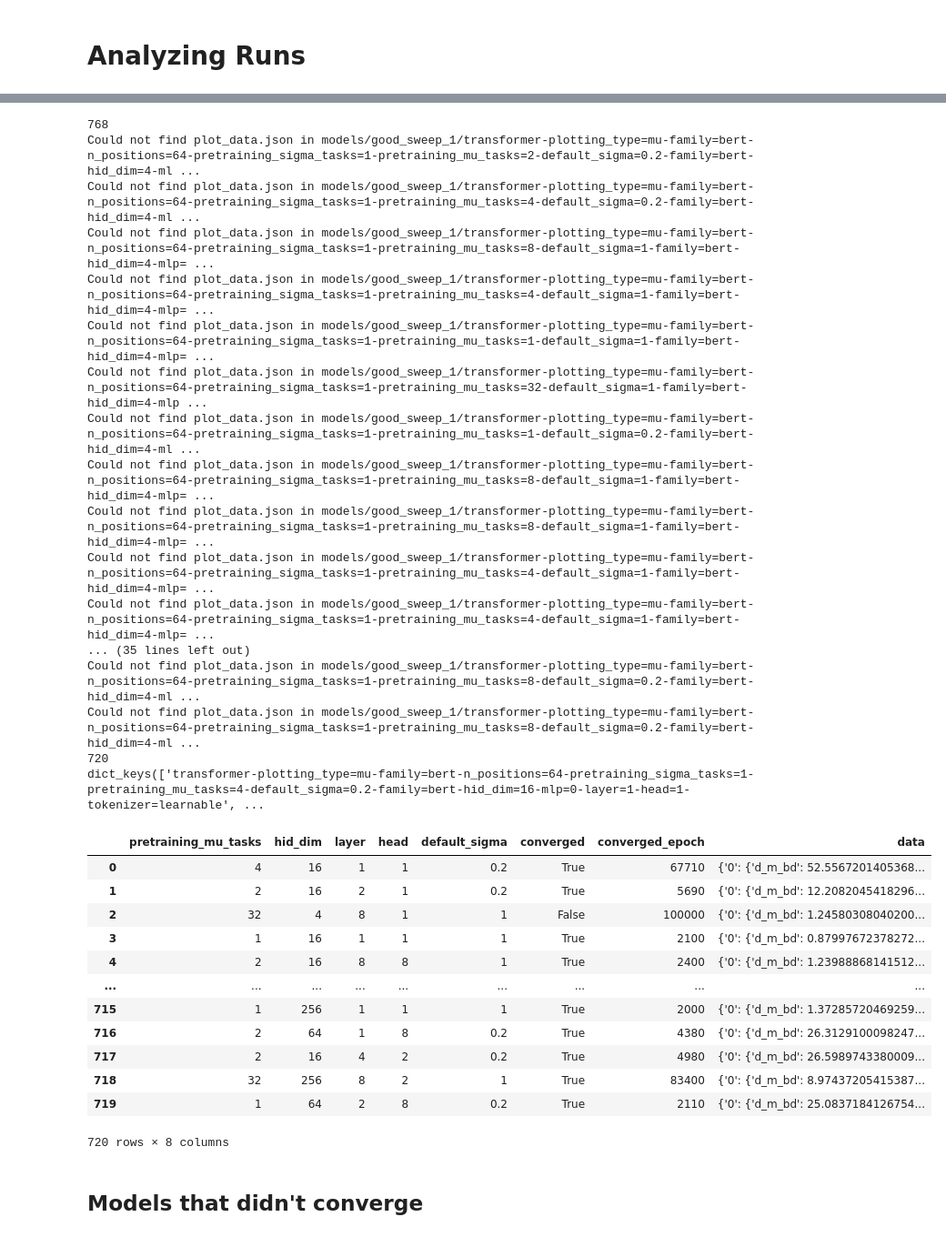
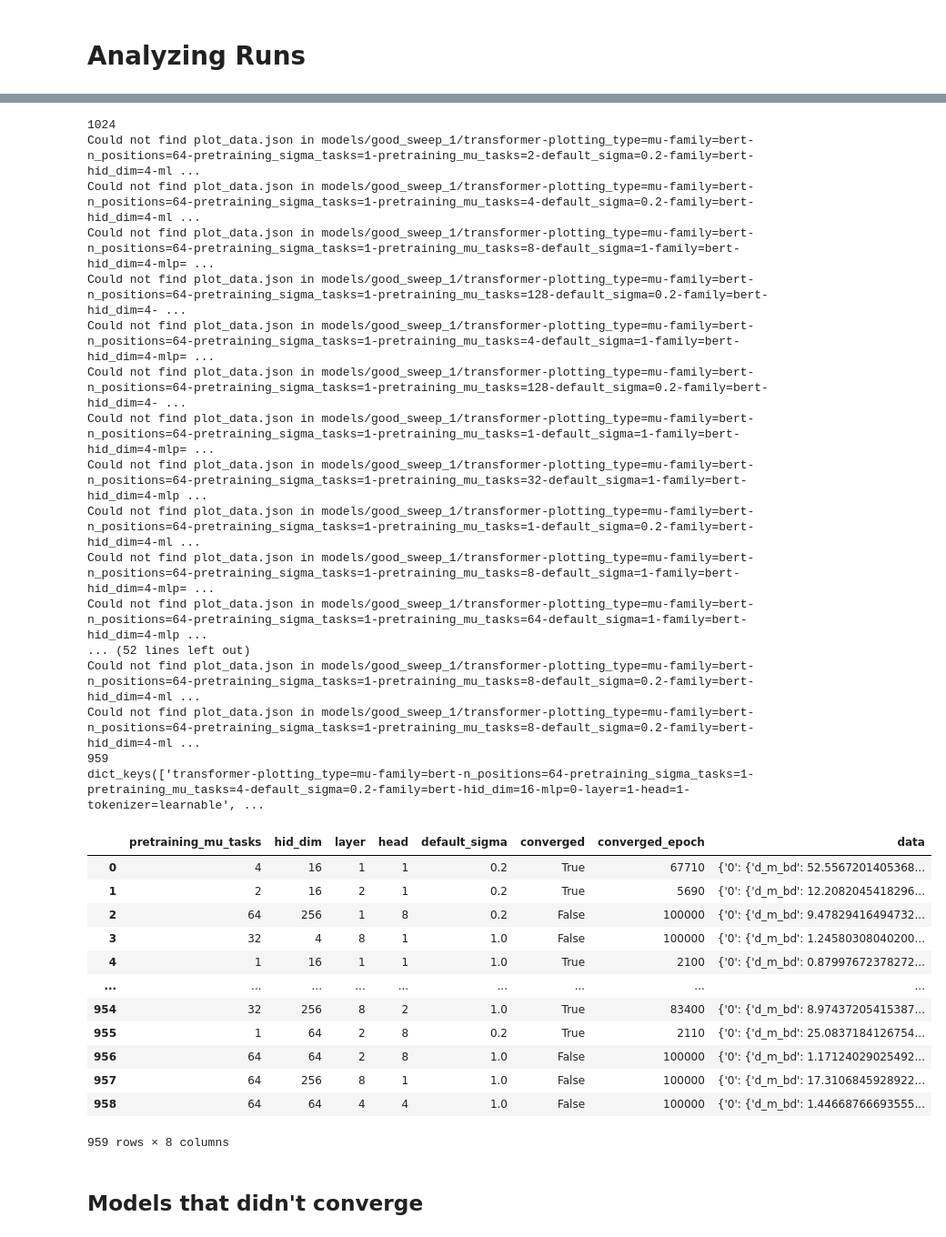
Before and after one commit to berkott/interactive_plots, a Jupyter notebook: run_analysis.ipynb, the cells around one changed output, grey strips where cells are left out. Shown at 91% size. Saved outputs shown, nothing was run; the diff lists cells and outputs as text; code cells hidden in the pictures.

Commit message:
updated plotting

```diff
--- a/run_analysis.ipynb
+++ b/run_analysis.ipynb
@@ -11,72 +26,83 @@ MODEL_DIR = "models/good_sweep_1"
 # %%
-mu_dirs = [dir.path for dir in os.scandir(MODEL_DIR)
-    if dir.is_dir() and
-    dir.path.split('/')[-1].split('-')[1][14:] == "mu"]
-
 print(len(mu_dirs))
 
-mu_data = {}
 for mu_dir in mu_dirs:
     try:
         with open(os.path.join(mu_dir, "plot_data.json"), "r") as f:
             name = mu_dir.split('/')[-1]
-            mu_data[name] = json.load(f)
+            full_json = json.load(f)
+            mu_data[name] = {key: {
+                "d_m_bd": full_json[key]["d_m_bd"],
+                "d_m_bc": full_json[key]["d_m_bc"],
+                "d_m_js": full_json[key]["d_m_js"],
+                "d_m_t": full_json[key]["d_m_t"],
+                "d_bd_t": full_json[key]["d_bd_t"],
+                "d_bc_t": full_json[key]["d_bc_t"],
+                "d_js_t": full_json[key]["d_js_t"],
+                "c_m_bd": full_json[key]["c_m_bd"],
+                "c_m_bc": full_json[key]["c_m_bc"],
+                "c_m_js": full_json[key]["c_m_js"],
+                "c_m_t": full_json[key]["c_m_t"],
+                "c_bd_t": full_json[key]["c_bd_t"],
+                "c_bc_t": full_json[key]["c_bc_t"],
+                "c_js_t": full_json[key]["c_js_t"]
+            } for key in full_json.keys()}
     except:
         print(f"Could not find plot_data.json in {mu_dir}")
 
 print(len(mu_data))
 print(mu_data.keys())
 # %% [output]
-768
+1024
 Could not find plot_data.json in models/good_sweep_1/transformer-plotting_type=mu-family=bert-n_positions=64-pretraining_sigma_tasks=1-pretraining_mu_tasks=2-default_sigma=0.2-family=bert-hid_dim=4-ml ...
 Could not find plot_data.json in models/good_sweep_1/transformer-plotting_type=mu-family=bert-n_positions=64-pretraining_sigma_tasks=1-pretraining_mu_tasks=4-default_sigma=0.2-family=bert-hid_dim=4-ml ...
 Could not find plot_data.json in models/good_sweep_1/transformer-plotting_type=mu-family=bert-n_positions=64-pretraining_sigma_tasks=1-pretraining_mu_tasks=8-default_sigma=1-family=bert-hid_dim=4-mlp= ...
+Could not find plot_data.json in models/good_sweep_1/transformer-plotting_type=mu-family=bert-n_positions=64-pretraining_sigma_tasks=1-pretraining_mu_tasks=128-default_sigma=0.2-family=bert-hid_dim=4- ...
 Could not find plot_data.json in models/good_sweep_1/transformer-plotting_type=mu-family=bert-n_positions=64-pretraining_sigma_tasks=1-pretraining_mu_tasks=4-default_sigma=1-family=bert-hid_dim=4-mlp= ...
+Could not find plot_data.json in models/good_sweep_1/transformer-plotting_type=mu-family=bert-n_positions=64-pretraining_sigma_tasks=1-pretraining_mu_tasks=128-default_sigma=0.2-family=bert-hid_dim=4- ...
 Could not find plot_data.json in models/good_sweep_1/transformer-plotting_type=mu-family=bert-n_positions=64-pretraining_sigma_tasks=1-pretraining_mu_tasks=1-default_sigma=1-family=bert-hid_dim=4-mlp= ...
 Could not find plot_data.json in models/good_sweep_1/transformer-plotting_type=mu-family=bert-n_positions=64-pretraining_sigma_tasks=1-pretraining_mu_tasks=32-default_sigma=1-family=bert-hid_dim=4-mlp ...
 Could not find plot_data.json in models/good_sweep_1/transformer-plotting_type=mu-family=bert-n_positions=64-pretraining_sigma_tasks=1-pretraining_mu_tasks=1-default_sigma=0.2-family=bert-hid_dim=4-ml ...
 Could not find plot_data.json in models/good_sweep_1/transformer-plotting_type=mu-family=bert-n_positions=64-pretraining_sigma_tasks=1-pretraining_mu_tasks=8-default_sigma=1-family=bert-hid_dim=4-mlp= ...
-Could not find plot_data.json in models/good_sweep_1/transformer-plotting_type=mu-family=bert-n_positions=64-pretraining_sigma_tasks=1-pretraining_mu_tasks=8-default_sigma=1-family=bert-hid_dim=4-mlp= ...
-Could not find plot_data.json in models/good_sweep_1/transformer-plotting_type=mu-family=bert-n_positions=64-pretraining_sigma_tasks=1-pretraining_mu_tasks=4-default_sigma=1-family=bert-hid_dim=4-mlp= ...
-Could not find plot_data.json in models/good_sweep_1/transformer-plotting_type=mu-family=bert-n_positions=64-pretraining_sigma_tasks=1-pretraining_mu_tasks=4-default_sigma=1-family=bert-hid_dim=4-mlp= ...
-... (35 lines left out)
+Could not find plot_data.json in models/good_sweep_1/transformer-plotting_type=mu-family=bert-n_positions=64-pretraining_sigma_tasks=1-pretraining_mu_tasks=64-default_sigma=1-family=bert-hid_dim=4-mlp ...
+... (52 lines left out)
 Could not find plot_data.json in models/good_sweep_1/transformer-plotting_type=mu-family=bert-n_positions=64-pretraining_sigma_tasks=1-pretraining_mu_tasks=8-default_sigma=0.2-family=bert-hid_dim=4-ml ...
 Could not find plot_data.json in models/good_sweep_1/transformer-plotting_type=mu-family=bert-n_positions=64-pretraining_sigma_tasks=1-pretraining_mu_tasks=8-default_sigma=0.2-family=bert-hid_dim=4-ml ...
-720
+959
 dict_keys(['transformer-plotting_type=mu-family=bert-n_positions=64-pretraining_sigma_tasks=1-pretraining_mu_tasks=4-default_sigma=0.2-family=bert-hid_dim=16-mlp=0-layer=1-head=1-tokenizer=learnable', ...
 # %%
 data_dict = {"pretraining_mu_tasks": [], "hid_dim": [], "layer": [], "head": [], "default_sigma": [], "converged": [], "converged_epoch": [], "data": []}
 
 for model in mu_data:
     model_params = {model_arg.split('=')[0]: model_arg.split('=')[1] for model_arg in model.split('-')[1:]}
     keys_to_show = ("pretraining_mu_tasks", "hid_dim", "layer", "head", "default_sigma")
     model_params = {key: model_params[key] for key in model_params if key in keys_to_show}
 
-    data_dict["pretraining_mu_tasks"].append(model_params["pretraining_mu_tasks"])
-    data_dict["hid_dim"].append(model_params["hid_dim"])
-    data_dict["layer"].append(model_params["layer"])
-    data_dict["head"].append(model_params["head"])
-    data_dict["default_sigma"].append(model_params["default_sigma"])
+    data_dict["pretraining_mu_tasks"].append(int(model_params["pretraining_mu_tasks"]))
+    data_dict["hid_dim"].append(int(model_params["hid_dim"]))
+    data_dict["layer"].append(int(model_params["layer"]))
+    data_dict["head"].append(int(model_params["head"]))
+    data_dict["default_sigma"].append(float(model_params["default_sigma"]))
     data_dict["converged"].append(False if len(mu_data[model].keys()) == 100000//50 + 1 else True)
     data_dict["converged_epoch"].append(max([int(key) for key in mu_data[model].keys()]))
     data_dict["data"].append(mu_data[model])
 
 df = pd.DataFrame(data_dict)
 df
 # %% [output]
 |  | pretraining_mu_tasks | hid_dim | layer | head | default_sigma | converged | converged_epoch | data |
 | 0 | 4 | 16 | 1 | 1 | 0.2 | True | 67710 | {'0': {'d_m_bd': 52.5567201405368... |
 | 1 | 2 | 16 | 2 | 1 | 0.2 | True | 5690 | {'0': {'d_m_bd': 12.2082045418296... |
-| 2 | 32 | 4 | 8 | 1 | 1 | False | 100000 | {'0': {'d_m_bd': 1.24580308040200... |
-| 3 | 1 | 16 | 1 | 1 | 1 | True | 2100 | {'0': {'d_m_bd': 0.87997672378272... |
-| 4 | 2 | 16 | 8 | 8 | 1 | True | 2400 | {'0': {'d_m_bd': 1.23988868141512... |
+| 2 | 64 | 256 | 1 | 8 | 0.2 | False | 100000 | {'0': {'d_m_bd': 9.47829416494732... |
+| 3 | 32 | 4 | 8 | 1 | 1.0 | False | 100000 | {'0': {'d_m_bd': 1.24580308040200... |
+| 4 | 1 | 16 | 1 | 1 | 1.0 | True | 2100 | {'0': {'d_m_bd': 0.87997672378272... |
 | ... | ... | ... | ... | ... | ... | ... | ... | ... |
-| 715 | 1 | 256 | 1 | 1 | 1 | True | 2000 | {'0': {'d_m_bd': 1.37285720469259... |
-| 716 | 2 | 64 | 1 | 8 | 0.2 | True | 4380 | {'0': {'d_m_bd': 26.3129100098247... |
-| 717 | 2 | 16 | 4 | 2 | 0.2 | True | 4980 | {'0': {'d_m_bd': 26.5989743380009... |
-| 718 | 32 | 256 | 8 | 2 | 1 | True | 83400 | {'0': {'d_m_bd': 8.97437205415387... |
-| 719 | 1 | 64 | 2 | 8 | 0.2 | True | 2110 | {'0': {'d_m_bd': 25.0837184126754... |
+| 954 | 32 | 256 | 8 | 2 | 1.0 | True | 83400 | {'0': {'d_m_bd': 8.97437205415387... |
+| 955 | 1 | 64 | 2 | 8 | 0.2 | True | 2110 | {'0': {'d_m_bd': 25.0837184126754... |
+| 956 | 64 | 64 | 2 | 8 | 1.0 | False | 100000 | {'0': {'d_m_bd': 1.17124029025492... |
+| 957 | 64 | 256 | 8 | 1 | 1.0 | False | 100000 | {'0': {'d_m_bd': 17.3106845928922... |
+| 958 | 64 | 64 | 4 | 4 | 1.0 | False | 100000 | {'0': {'d_m_bd': 1.44668766693555... |
-720 rows × 8 columns
+959 rows × 8 columns
 # %%
 df_no_data = df.drop(columns=["data"])
 # sort by pretraining_mu_tasks, then hid_dim, then layer, then head, then default_sigma
```
Also changed, not shown: parts of 13 cells of this notebook, 42 other files.
